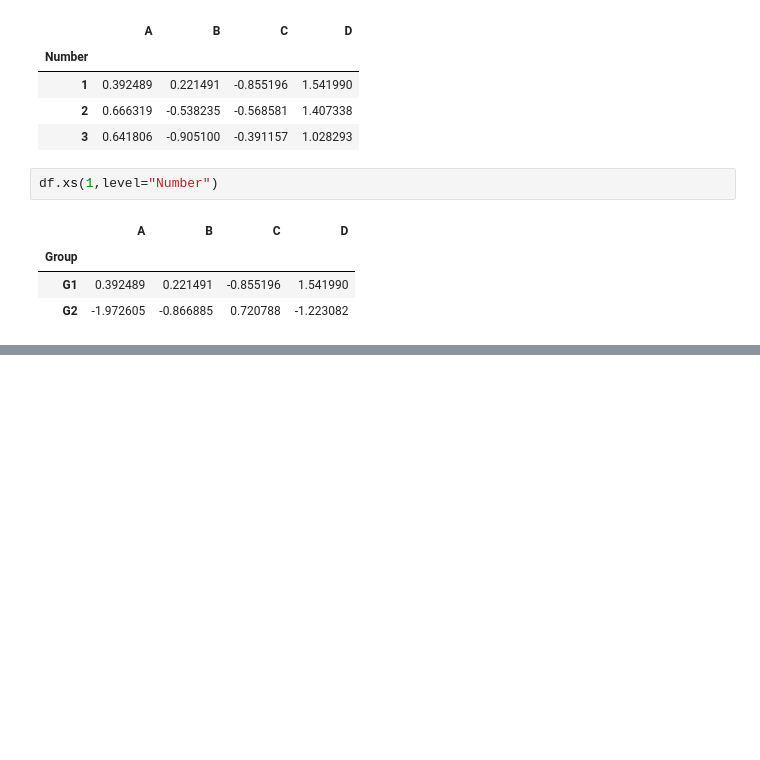
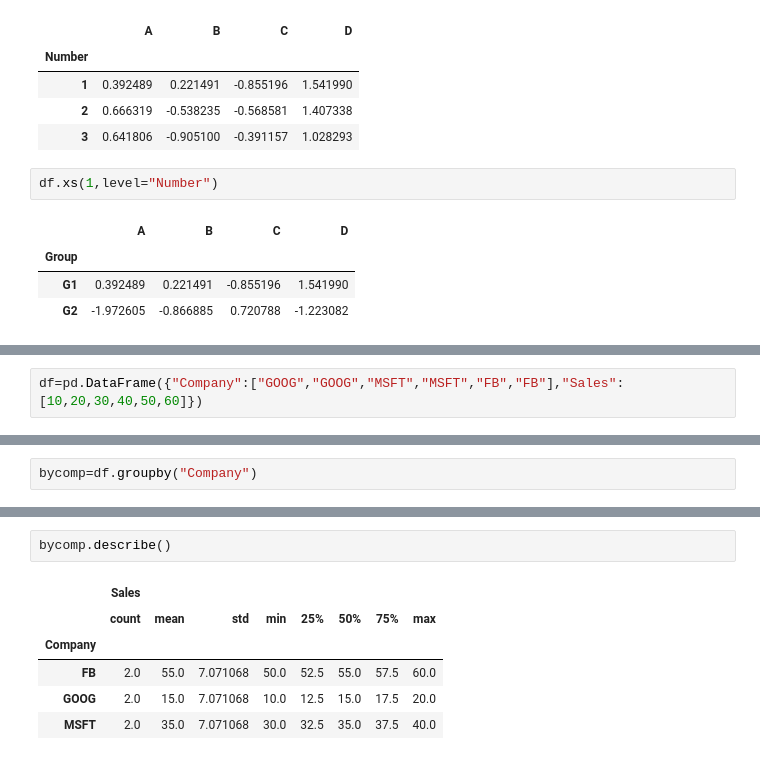
Before and after one commit to AvijoyHazra/Machine_Learning_lab, a Jupyter notebook: CSE-DS-Avijoy-Hazra-052-5th-Sem/Day-2.ipynb, the cells around one changed output, grey strips where cells are left out. Saved outputs shown, nothing was run; the diff lists cells and outputs as text; blank space fills up the shorter version.

```diff
--- a/CSE-DS-Avijoy-Hazra-052-5th-Sem/Day-2.ipynb
+++ b/CSE-DS-Avijoy-Hazra-052-5th-Sem/Day-2.ipynb
@@ -393,0 +477,2 @@ df.xs(1,level="Number")
+# %%
+df=pd.DataFrame({"Company":["GOOG","GOOG","MSFT","MSFT","FB","FB"],"Sales":[10,20,30,40,50,60]})
@@ -393,0 +489,2 @@ df.xs(1,level="Number")
+# %%
+bycomp=df.groupby("Company")
@@ -393,0 +507,9 @@ df.xs(1,level="Number")
+# %%
+bycomp.describe()
+# %% [output]
+|  | Sales |  |  |  |  |  |  |  |
+|  | count | mean | std | min | 25% | 50% | 75% | max |
+| Company |  |  |  |  |  |  |  |  |
+| FB | 2.0 | 55.0 | 7.071068 | 50.0 | 52.5 | 55.0 | 57.5 | 60.0 |
+| GOOG | 2.0 | 15.0 | 7.071068 | 10.0 | 12.5 | 15.0 | 17.5 | 20.0 |
+| MSFT | 2.0 | 35.0 | 7.071068 | 30.0 | 32.5 | 35.0 | 37.5 | 40.0 |
```
Also changed, not shown: parts of 19 cells of this notebook.
